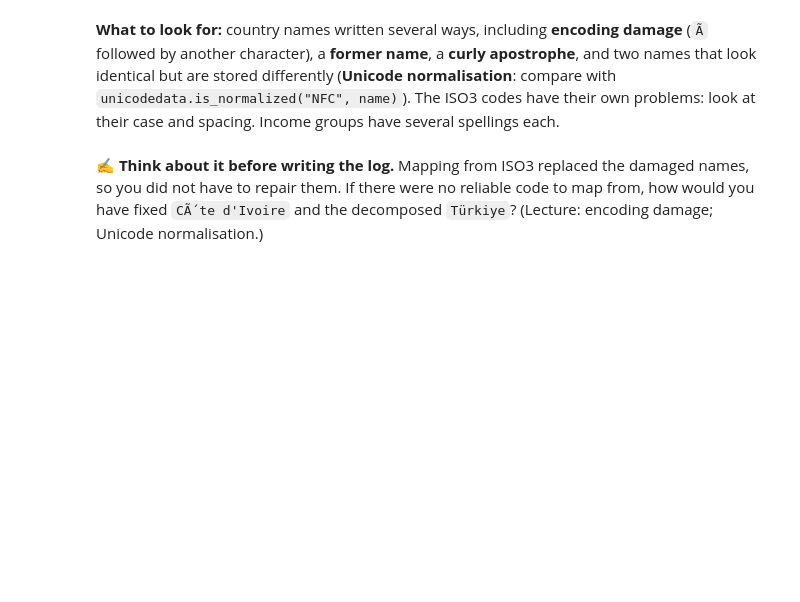
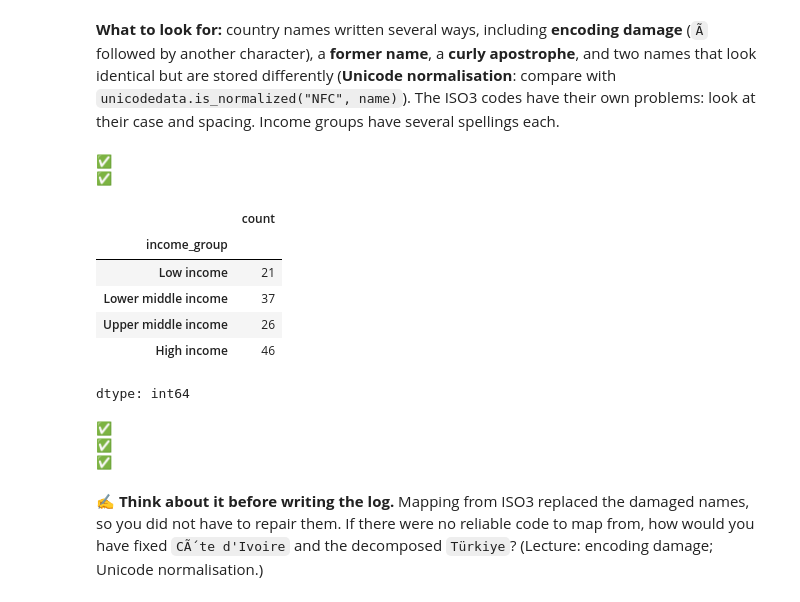
Before and after one commit to jessyli-t/ST445-project-group-week4, a Jupyter notebook: 1_st445_week4_data_cleaning_lab.ipynb, the cells around one changed output. Drawn from its saved outputs; the diff is of its cells as text; code cells hidden in the pictures; blank space fills up the shorter version.

```diff
--- a/1_st445_week4_data_cleaning_lab.ipynb
+++ b/1_st445_week4_data_cleaning_lab.ipynb
@@ -275,30 +279,44 @@ Name: count, dtype: int64
 **What to look for:** country names written several ways, including **encoding damage** (`Ã` followed by another character), a **former name**, a **curly apostrophe**, and two names that look identical but are stored differently (**Unicode normalisation**: compare with `unicodedata.is_normalized("NFC", name)`). The ISO3 codes have their own problems: look at their case and spacing. Income groups have several spellings each.
 # %%
 # (a) Standardise the key first: upper-case ISO3 codes (spaces were stripped in checkpoint 2)
-df["iso3"] = df["iso3"].str.____()
+df["iso3"] = df["iso3"].str.upper()
 
 # (b) One canonical name per country, from the standard list (World Bank style names)
 ISO3_TO_NAME = {"GBR": "United Kingdom", "FRA": "France", "DEU": "Germany", "ITA": "Italy", "ESP": "Spain",
                 "USA": "United States", "JPN": "Japan", "KOR": "Korea, Rep.", "QAT": "Qatar", "CHN": "China",
                 "BRA": "Brazil", "MEX": "Mexico", "TUR": "Türkiye", "ZAF": "South Africa", "IDN": "Indonesia",
                 "IND": "India", "NGA": "Nigeria", "KEN": "Kenya", "CIV": "Côte d'Ivoire", "PAK": "Pakistan",
                 "BGD": "Bangladesh", "ETH": "Ethiopia", "UGA": "Uganda", "MOZ": "Mozambique", "NER": "Niger"}
-df["country"] = df["iso3"].map(____)
+df["country"] = df["iso3"].map(ISO3_TO_NAME)
 check(df["country"].notna().all(), "Some ISO3 codes did not map: print df.loc[df['country'].isna(), 'iso3'].")
 
 # (c) Harmonise income groups: lower-case, hyphens to spaces, add "income" where it is missing,
 #     then capitalise and store as an ordered category
 INCOME = ["Low income", "Lower middle income", "Upper middle income", "High income"]
 inc = df["income_group"].str.lower().str.replace("-", " ", regex=False).str.strip()
-inc = inc.where(inc.str.endswith("____"), inc + " income")
+inc = inc.where(inc.str.endswith("income"), inc + " income")
 df["income_group"] = inc.str.capitalize().astype(pd.CategoricalDtype(INCOME, ordered=True))
 check(df["income_group"].notna().all(), "A label did not match one of the four categories: print the unmatched ones.")
 df["income_group"].value_counts(sort=False)
+# %% [output]
+✅
+✅
+|  | count |
+| income_group |  |
+| Low income | 21 |
+| Lower middle income | 37 |
+| Upper middle income | 26 |
+| High income | 46 |
+dtype: int64
 # %%
 # Self-check for checkpoint 3
 check(df.groupby("iso3")["country"].nunique().max() == 1, "Each ISO3 code should have exactly one name.")
 check(df["country"].map(lambda x: "Ã" not in x and unicodedata.is_normalized("NFC", x)).all(), "Names should be NFC, with no mojibake.")
 check(df["income_group"].nunique() == 4, "There should be exactly four income groups.")
+# %% [output]
+✅
+✅
+✅
 # %% [markdown]
 ✍️ **Think about it before writing the log.** Mapping from ISO3 replaced the damaged names, so you did not have to repair them. If there were no reliable code to map from, how would you have fixed `CÃ´te d'Ivoire` and the decomposed `Türkiye`? (Lecture: encoding damage; Unicode normalisation.)
 # %% [markdown]
```
Also changed, not shown: parts of 12 cells of this notebook.
